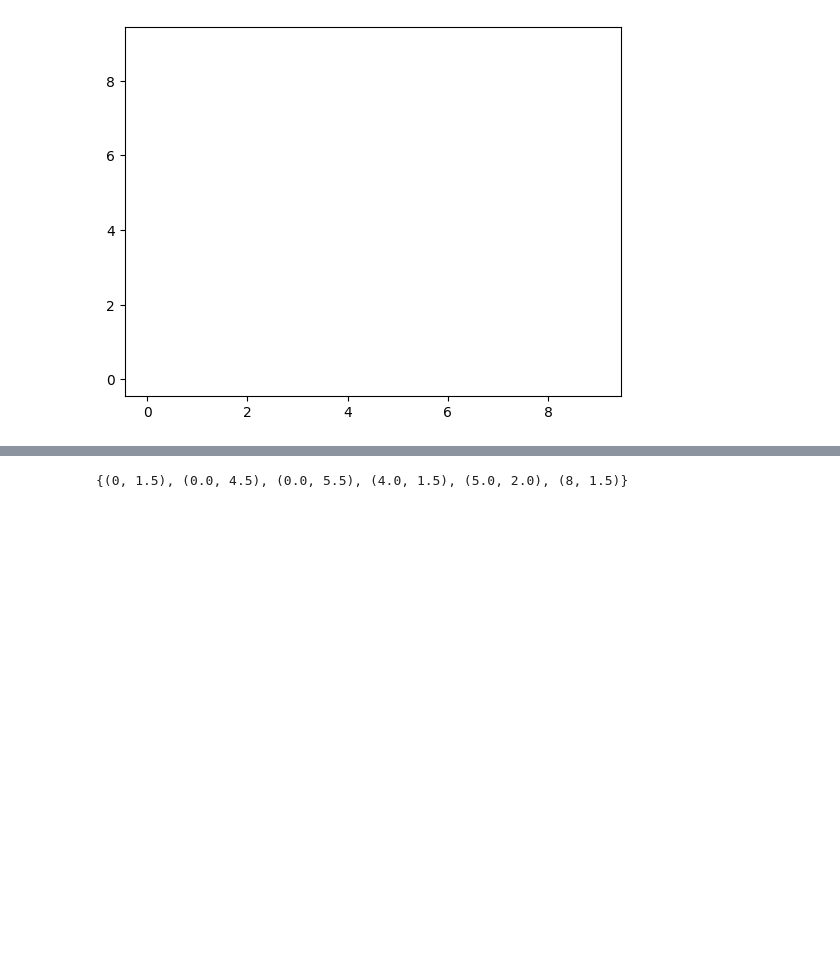
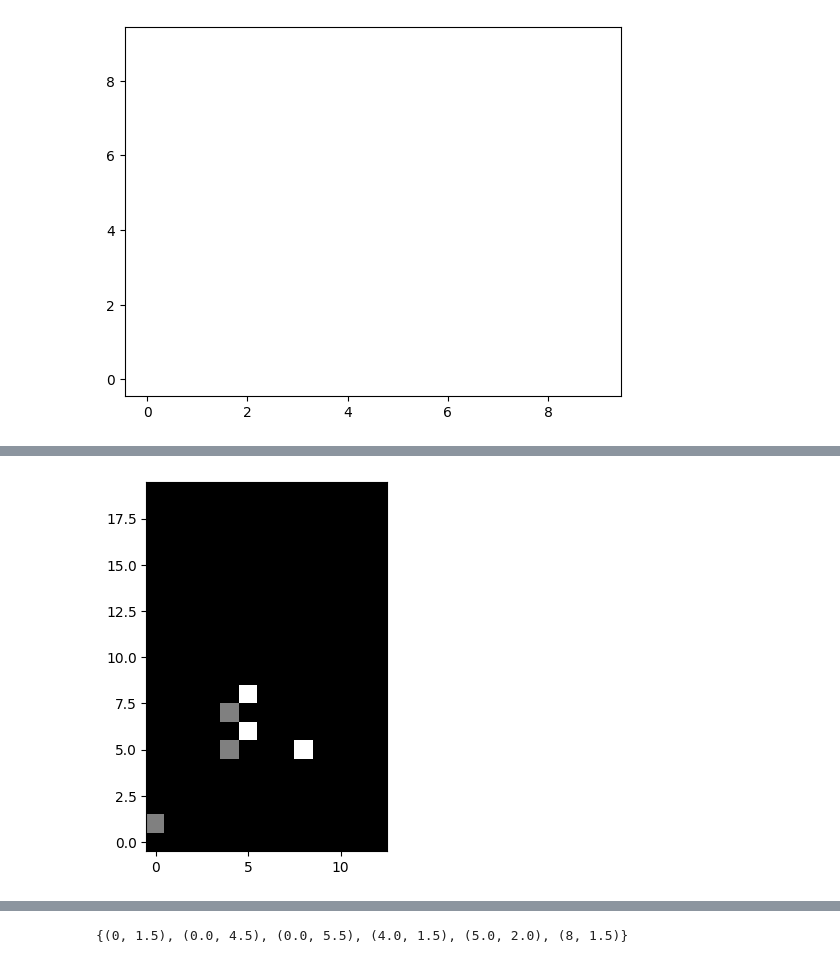
Before and after one commit to Mr-Grag-Universe/hex_game, a Jupyter notebook: train.ipynb, the cells around one changed output, grey strips where cells are left out. Drawn from its saved outputs; the diff is of its cells as text; code cells hidden in the pictures; blank space fills up the shorter version.

```diff
--- a/train.ipynb
+++ b/train.ipynb
@@ -103,3 +100,14 @@ snap!
+# %%
+import matplotlib.pyplot as plt
+
+# config = Config('static/config.json')
+# game = Game(teams, m, config)
+mask = game.observe() # .reset(max_iter=1000, record=False, renderer=None)
+
+plt.imshow(mask[4], cmap='gray', interpolation='nearest')
+plt.gca().invert_yaxis()
+# %% [output]
+[figure, added]
 # %%
 [w.health for team in teams for w in team]
 # %% [output]
```
Also changed, not shown: parts of 13 cells of this notebook, 14 other files.
